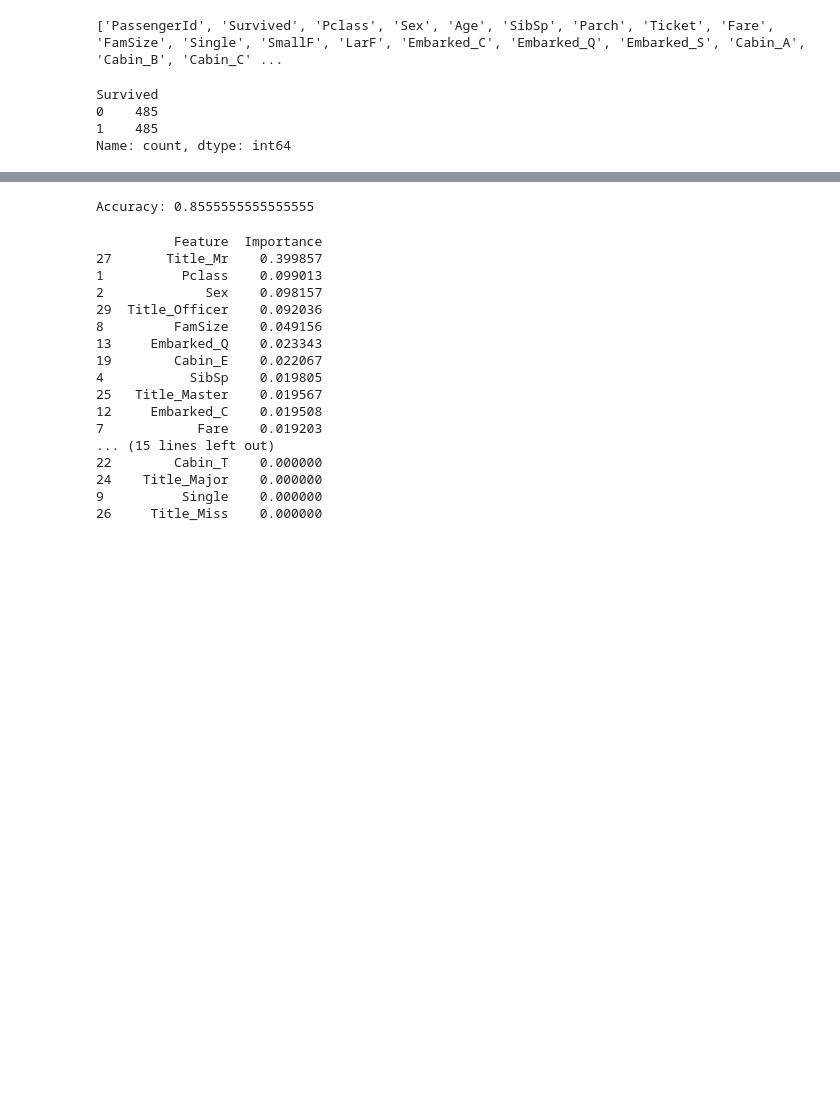
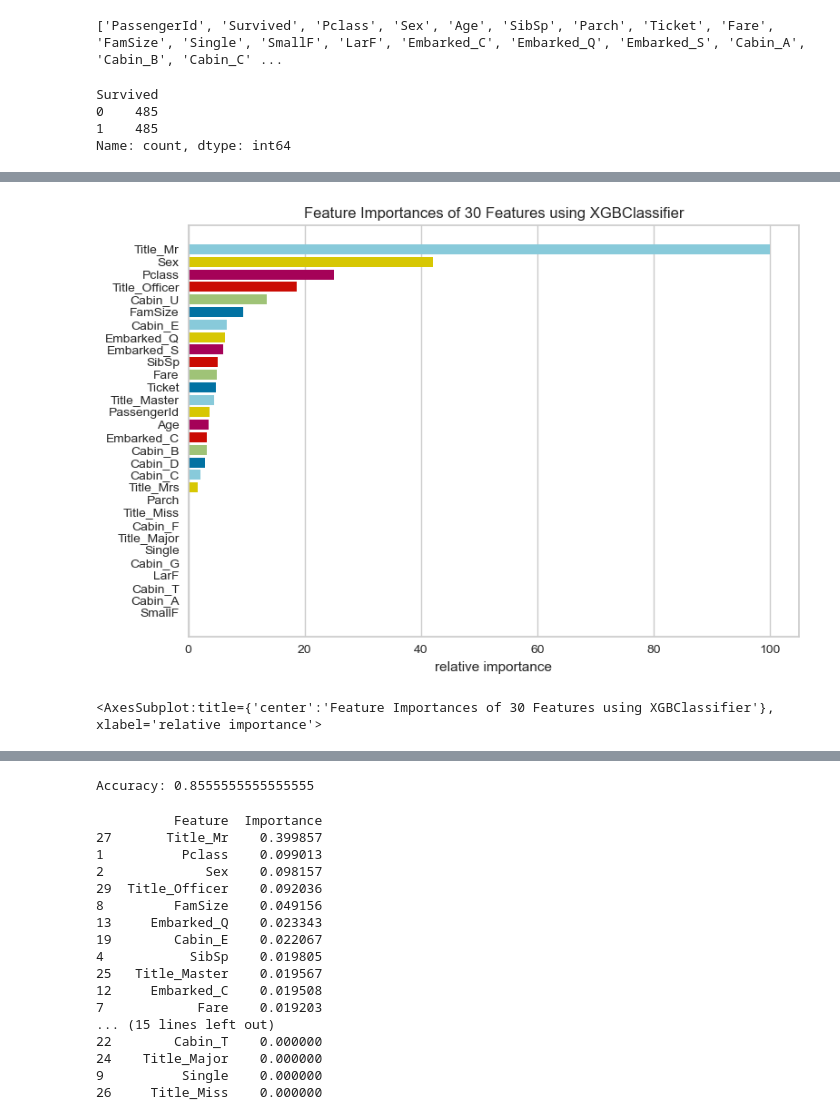
Before and after one commit to 5100-chap/TC3006c.101_EQ6, a Jupyter notebook: Desarrollo_de_modelo/XGB.ipynb, the cells around one changed output, grey strips where cells are left out. Saved outputs shown, nothing was run; the diff lists cells and outputs as text; code cells hidden in the pictures; blank space fills up the shorter version.

```diff
--- a/Desarrollo_de_modelo/XGB.ipynb
+++ b/Desarrollo_de_modelo/XGB.ipynb
@@ -251,0 +300,13 @@ print(X_test.head(10))
+# %%
+import yellowbrick
+from yellowbrick.model_selection import FeatureImportances
+feature_names = X_train.columns
+
+viz = FeatureImportances(xgb_model, labels=feature_names)
+
+viz.fit(X_train, y_train)
+
+viz.show(feature=20)
+# %% [output]
+[figure, added]
+<AxesSubplot:title={'center':'Feature Importances of 30 Features using XGBClassifier'}, xlabel='relative importance'>
```
Also changed, not shown: parts of 26 cells of this notebook, 1 other file.
